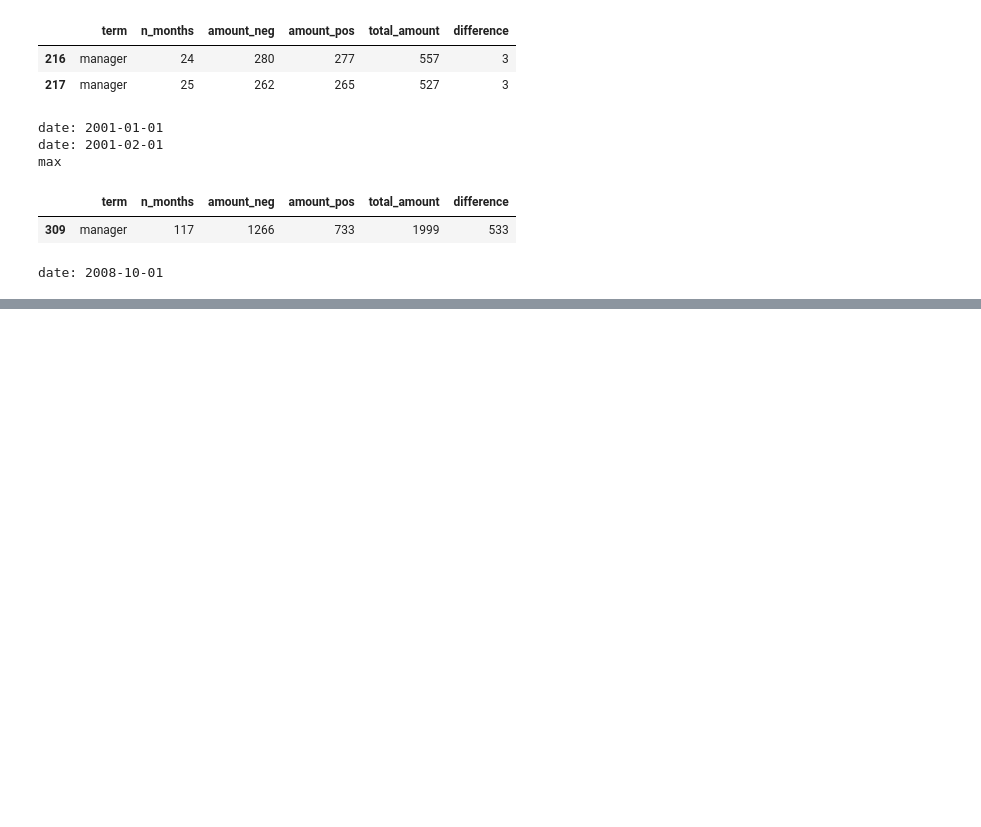
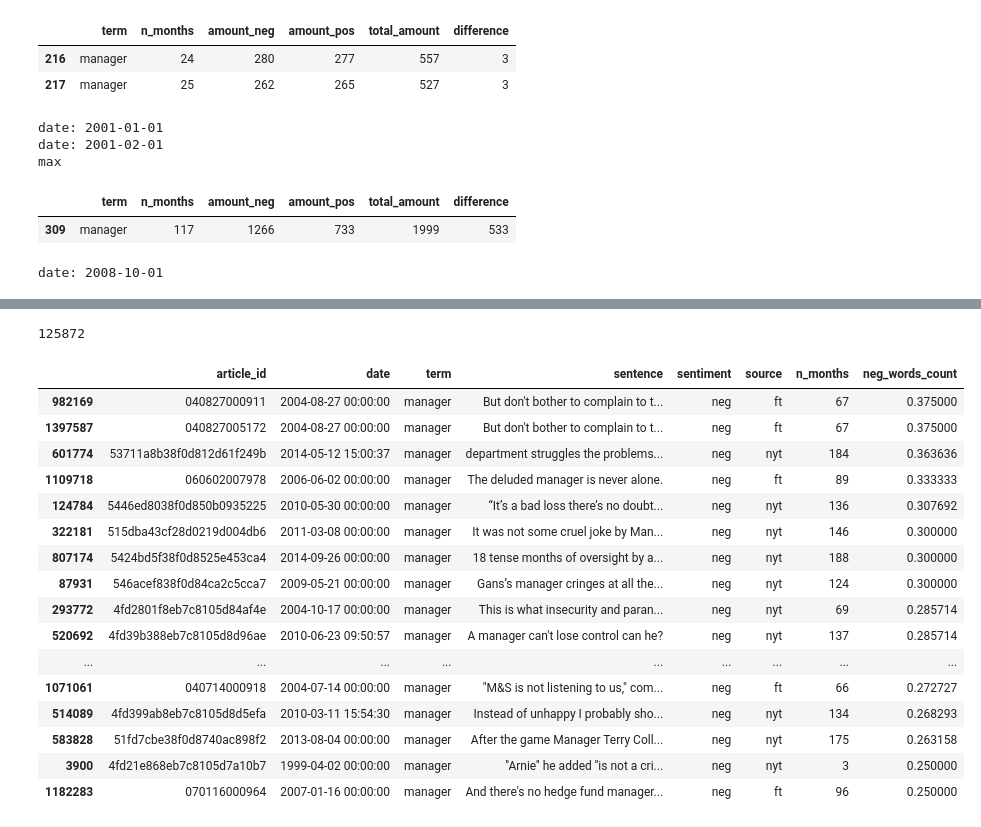
Before and after one commit to mavillard/liwc, a Jupyter notebook: last_tasks_3_results.ipynb, the cells around one changed output, grey strips where cells are left out. Cells and saved outputs as stored; diff of their text form; code cells hidden in the pictures; blank space fills up the shorter version.

Commit message:
Top 20 negative sentencences from NYT and FT

```diff
--- a/last_tasks_3_results.ipynb
+++ b/last_tasks_3_results.ipynb
@@ -355,0 +371,5 @@ date: 2008-10-01
+# %%
+nyt_ft_manager_df = nyt_ft_sentences_df[nyt_ft_sentences_df.sentence.str.contains('manager', case=False)]
+# %%
+nyt_ft_manager_neg_df = nyt_ft_manager_df[nyt_ft_manager_df.sentiment == 'neg']
+nyt_ft_manager_neg_df = nyt_ft_manager_neg_df.copy()
@@ -355,0 +385,30 @@ date: 2008-10-01
+# %%
+len(nyt_ft_manager_neg_df)
+# %% [output]
+125872
+# %%
+nyt_ft_manager_neg_df['neg_words_count'] = nyt_ft_manager_neg_df.sentence.apply(
+    lambda x: len(negative_words.intersection(x.split())) / len(x.split())
+)
+# %%
+nyt_ft_manager_top_neg_df = nyt_ft_manager_neg_df.sort('neg_words_count', ascending=False).head(20)
+# %%
+nyt_ft_manager_top_neg_df
+# %% [output]
+|  | article_id | date | term | sentence | sentiment | source | n_months | neg_words_count |
+| 982169 | 040827000911 | 2004-08-27 00:00:00 | manager | But don't bother to complain to t... | neg | ft | 67 | 0.375000 |
+| 1397587 | 040827005172 | 2004-08-27 00:00:00 | manager | But don't bother to complain to t... | neg | ft | 67 | 0.375000 |
+| 601774 | 53711a8b38f0d812d61f249b | 2014-05-12 15:00:37 | manager | department struggles the problems... | neg | nyt | 184 | 0.363636 |
+| 1109718 | 060602007978 | 2006-06-02 00:00:00 | manager | The deluded manager is never alone. | neg | ft | 89 | 0.333333 |
+| 124784 | 5446ed8038f0d850b0935225 | 2010-05-30 00:00:00 | manager | “It’s a bad loss there’s no doubt... | neg | nyt | 136 | 0.307692 |
+| 322181 | 515dba43cf28d0219d004db6 | 2011-03-08 00:00:00 | manager | It was not some cruel joke by Man... | neg | nyt | 146 | 0.300000 |
+| 807174 | 5424bd5f38f0d8525e453ca4 | 2014-09-26 00:00:00 | manager | 18 tense months of oversight by a... | neg | nyt | 188 | 0.300000 |
+| 87931 | 546acef838f0d84ca2c5cca7 | 2009-05-21 00:00:00 | manager | Gans’s manager cringes at all the... | neg | nyt | 124 | 0.300000 |
+| 293772 | 4fd2801f8eb7c8105d84af4e | 2004-10-17 00:00:00 | manager | This is what insecurity and paran... | neg | nyt | 69 | 0.285714 |
+| 520692 | 4fd39b388eb7c8105d8d96ae | 2010-06-23 09:50:57 | manager | A manager can't lose control can he? | neg | nyt | 137 | 0.285714 |
+| ... | ... | ... | ... | ... | ... | ... | ... | ... |
+| 1071061 | 040714000918 | 2004-07-14 00:00:00 | manager | "M&S is not listening to us," com... | neg | ft | 66 | 0.272727 |
+| 514089 | 4fd399ab8eb7c8105d8d5efa | 2010-03-11 15:54:30 | manager | Instead of unhappy I probably sho... | neg | nyt | 134 | 0.268293 |
+| 583828 | 51fd7cbe38f0d8740ac898f2 | 2013-08-04 00:00:00 | manager | After the game Manager Terry Coll... | neg | nyt | 175 | 0.263158 |
+| 3900 | 4fd21e868eb7c8105d7a10b7 | 1999-04-02 00:00:00 | manager | ''Arnie'' he added ''is not a cri... | neg | nyt | 3 | 0.250000 |
+| 1182283 | 070116000964 | 2007-01-16 00:00:00 | manager | And there's no hedge fund manager... | neg | ft | 96 | 0.250000 |
```
Also changed, not shown: parts of 21 cells of this notebook.
